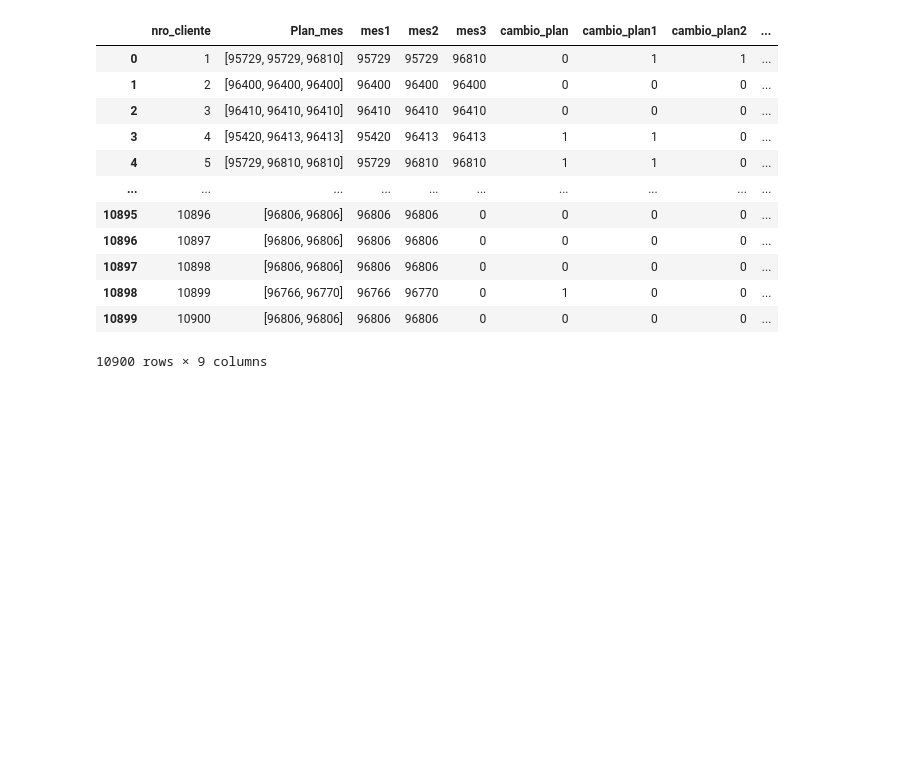
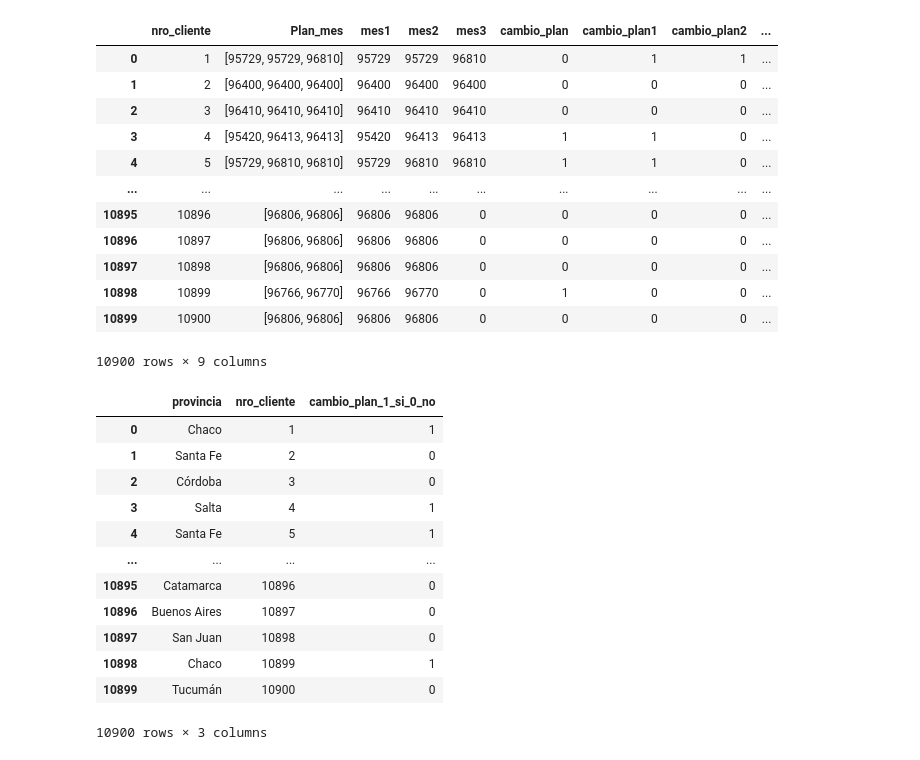
Before and after one commit to NapoliD/telecom, a Jupyter notebook: Clientes.ipynb, the cells around one changed output. Saved outputs shown, nothing was run; the diff lists cells and outputs as text; code cells hidden in the pictures; blank space fills up the shorter version.

```diff
--- a/Clientes.ipynb
+++ b/Clientes.ipynb
@@ -155,4 +155,22 @@ base_final
 | 10898 | 10899 | [96766, 96770] | 96766 | 96770 | 0 | 1 | 0 | 0 | ... |
 | 10899 | 10900 | [96806, 96806] | 96806 | 96806 | 0 | 0 | 0 | 0 | ... |
 10900 rows × 9 columns
+# %%
+base_final2=base_final.loc[:,['nro_cliente','cambio_plan_1_si_0_no']]
+base_final_clientes=datos.merge(base_final2, on='nro_cliente', how='left')
+base_final_clientes
+# %% [output]
+|  | provincia | nro_cliente | cambio_plan_1_si_0_no |
+| 0 | Chaco | 1 | 1 |
+| 1 | Santa Fe | 2 | 0 |
+| 2 | Córdoba | 3 | 0 |
+| 3 | Salta | 4 | 1 |
+| 4 | Santa Fe | 5 | 1 |
+| ... | ... | ... | ... |
+| 10895 | Catamarca | 10896 | 0 |
+| 10896 | Buenos Aires | 10897 | 0 |
+| 10897 | San Juan | 10898 | 0 |
+| 10898 | Chaco | 10899 | 1 |
+| 10899 | Tucumán | 10900 | 0 |
+10900 rows × 3 columns
 # %%
```
Also changed, not shown: parts of 7 cells of this notebook.
